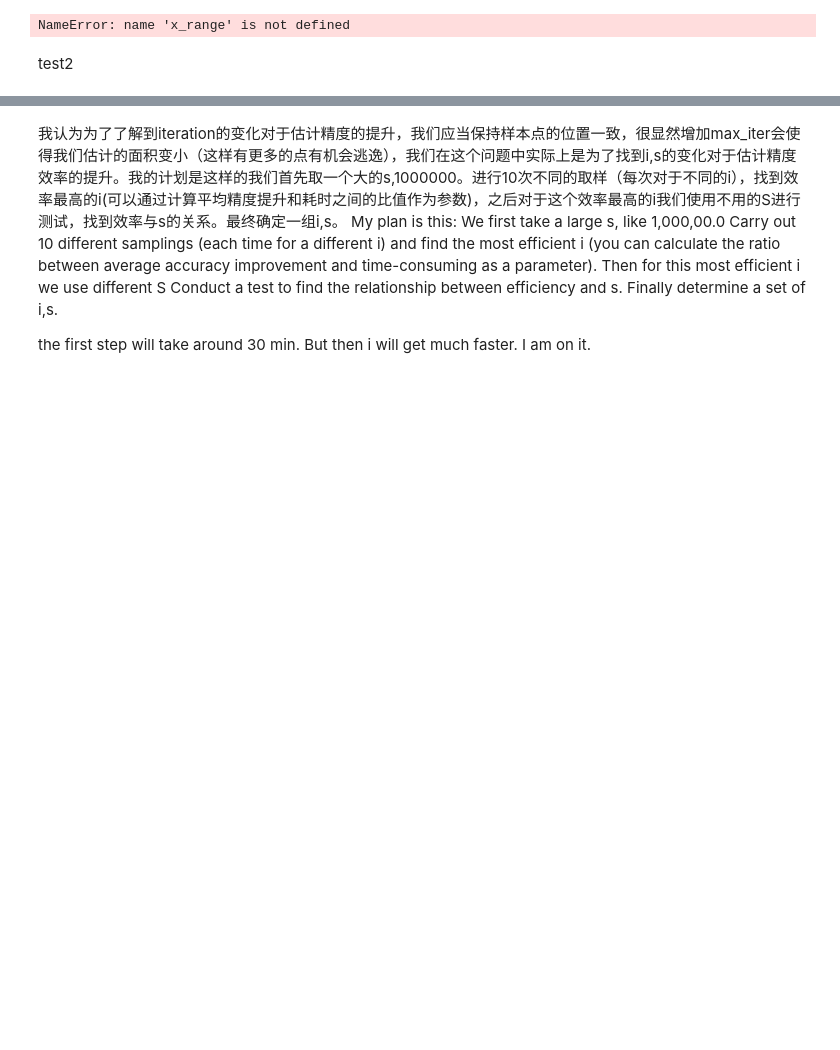
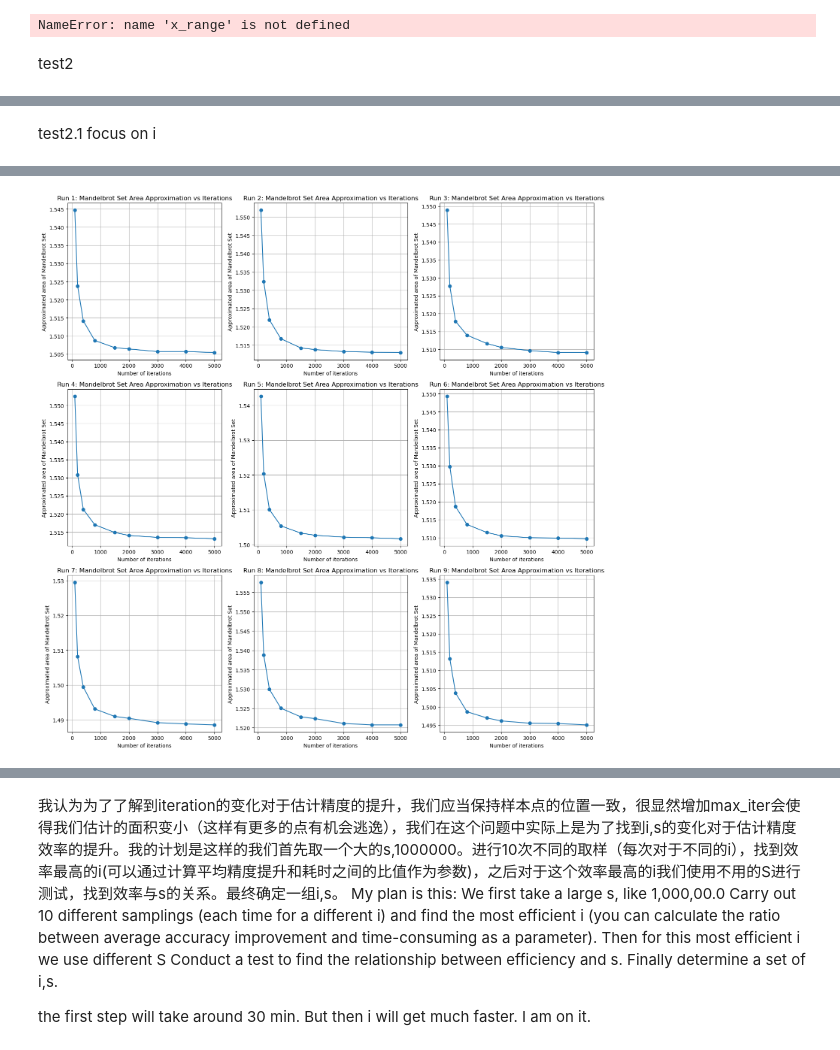
Before and after one commit to Ly-MX15/Stochastic_simulation, a Jupyter notebook: YuanLu/YuanLu.ipynb, the cells around one changed output, grey strips where cells are left out. Drawn from its saved outputs; the diff is of its cells as text; code cells hidden in the pictures; blank space fills up the shorter version.

```diff
--- a/YuanLu/YuanLu.ipynb
+++ b/YuanLu/YuanLu.ipynb
@@ -222,0 +245,69 @@ NameError: name 'x_range' is not defined
+# %% [markdown]
+test2.1 focus on i
+# %%
+import numpy as np
+import matplotlib.pyplot as plt
+
+# ... 其他函数定义如 random_sampling 和 mandelbrot ...
+
+s = 100000  # 样本点的数量固定为100000
+iter_values = [100, 200, 400, 800, 1500, 2000, 3000, 4000, 5000]  # 迭代次数的不同值
+x_range = [-2, 1]
+y_range = [-1.5, 1.5]
+area_of_sample = (x_range[1] - x_range[0]) * (y_range[1] - y_range[0])
+fig, axs = plt.subplots(3, 3, figsize=(15, 15))  # 注意这里的figsize，每个子图都有足够的空间
+t = 9 #进行几次循环
+
+
+all_relative_errors = [[] for _ in iter_values]
+
+
+# 对于每个子图，运行计算并绘制结果
+for i in range(t):
+    areas = []  # 重置areas列表
+    relative_errors = []  # 用于存储相对误差
+
+    reference_iter = 10000
+    points = random_sampling(s, x_range, y_range)
+
+    in_mandelbrot = np.array([mandelbrot(complex(c[0], c[1]), reference_iter) for c in points])
+    proportion_in_set = np.sum(in_mandelbrot == reference_iter) / s
+    reference_area = proportion_in_set * area_of_sample # 初始化参考面积
+
+
+    print(f"Run {i+1} results:")  # 输出当前的运行编号
+    print(reference_area)
+    for j, max_iter in enumerate(iter_values):
+        in_mandelbrot = np.array([mandelbrot(complex(c[0], c[1]), max_iter) for c in points])
+        proportion_in_set = np.sum(in_mandelbrot == max_iter) / s
+        new_approx_area = proportion_in_set * area_of_sample
+        areas.append(new_approx_area)
+
+        # 计算相对误差并存储
+
+        relative_error = abs((new_approx_area - reference_area) / reference_area)
+        relative_errors.append(relative_error)
+
+
+
+        print(f"Iteration {max_iter}: Approximated Area = {new_approx_area}, Relative Error = {relative_errors[-1]}")
+
+    for idx, rel_err in enumerate(relative_errors):
+        all_relative_errors[idx].append(rel_err)
+
+
+    # 确定当前子图的行和列
+    row = i // 3
+    col = i % 3
+
+    # 在子图中绘制结果
+    axs[row, col].plot(iter_values, areas, marker='o')
+    axs[row, col].set_xlabel('Number of iterations')
+    axs[row, col].set_ylabel('Approximated area of Mandelbrot Set')
+    axs[row, col].set_title(f'Run {i+1}: Mandelbrot Set Area Approximation vs Iterations')
+    axs[row, col].grid(True)
+
+# 显示整个绘图窗口
+plt.tight_layout()  # 调整子图布局，防止标签重叠
+plt.show()
+# %% [output]
@@ -222,0 +331 @@ NameError: name 'x_range' is not defined
+[figure, added]
```
Also changed, not shown: parts of 13 cells of this notebook, 2 other files.
